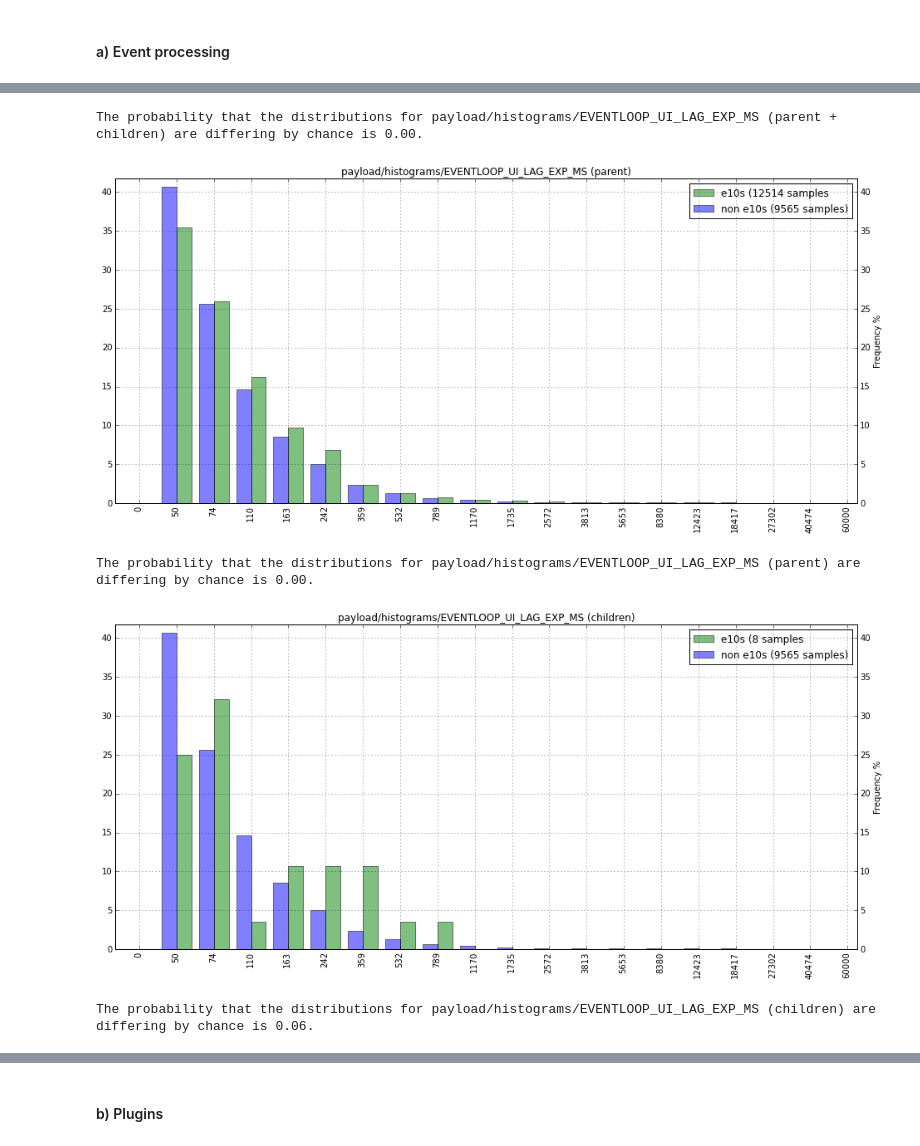
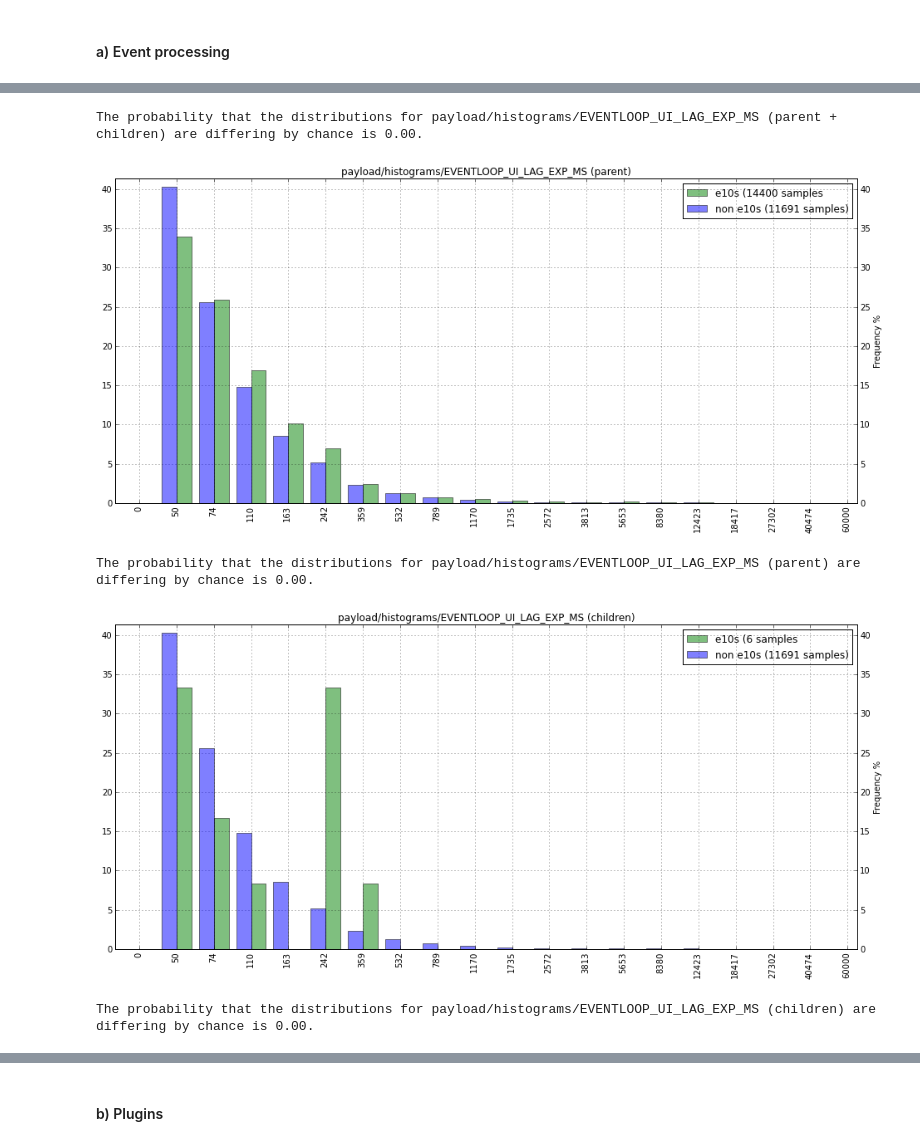
Before and after one commit to dzeber/e10s_analyses, a Jupyter notebook: aurora/addons/e10s_noext_experiment.ipynb, the cells around one changed output, grey strips where cells are left out. Cells and saved outputs as stored; diff of their text form; code cells hidden in the pictures.

Commit message:
Update e10s_noext_experiment.ipynb to match latest e10s_experiment.ipynb

```diff
--- a/aurora/addons/e10s_noext_experiment.ipynb
+++ b/aurora/addons/e10s_noext_experiment.ipynb
@@ -151,0 +173,5 @@ subset.count()
+# %%
+def has_no_addons(ping):
+    return len(ping["environment"]["addons"]["activeAddons"]) == 0
+
+subset = subset.filter(has_no_addons)
@@ -151,0 +188,5 @@ subset.count()
+# %%
+def e10s_status_mismatch(ping):
+    branch = ping["environment"]["addons"]["activeExperiment"]["branch"]
+    branch_status = True if branch == "experiment" else False
+    return (branch, branch_status != ping["environment"]["settings"]["e10sEnabled"])
@@ -151,0 +199,2 @@ subset.count()
+# %%
+subset = subset.filter(lambda p: not e10s_status_mismatch(p)[1])
@@ -152,7 +205,6 @@ subset.count()
 # %%
 def add_e10s_discriminator(ping):
-    autostart = ping["payload"]["histograms"].get("E10S_AUTOSTART", {}).get("values", {})
-    ping["e10s"] = autostart["1"] > 0 if "1" in autostart else False
+    ping["e10s"] = ping["environment"]["settings"]["e10sEnabled"]
     return ping
 
 subset = subset.map(add_e10s_discriminator)
@@ -221,7 +291,5 @@ The probability that the distributions for payload/histograms/FX_TAB_ANIM_OPEN_P
 # %% [markdown]
 #### a) Event processing
 # %%
-compare_histograms(subset,
-                   "payload/histograms/FX_REFRESH_DRIVER_FRAME_DELAY_MS",
-                   "payload/histograms/EVENTLOOP_UI_LAG_EXP_MS")
+compare_histograms(subset, "payload/histograms/EVENTLOOP_UI_LAG_EXP_MS")
 # %% [output]
@@ -229,8 +297,8 @@ compare_histograms(subset,
 The probability that the distributions for payload/histograms/EVENTLOOP_UI_LAG_EXP_MS (parent + children) are differing by chance is 0.00.
-[figure, old version]
+[figure, new version]
 The probability that the distributions for payload/histograms/EVENTLOOP_UI_LAG_EXP_MS (parent) are differing by chance is 0.00.
-[figure, old version]
+[figure, new version]
-The probability that the distributions for payload/histograms/EVENTLOOP_UI_LAG_EXP_MS (children) are differing by chance is 0.06.
+The probability that the distributions for payload/histograms/EVENTLOOP_UI_LAG_EXP_MS (children) are differing by chance is 0.00.
 # %%
 compare_scalars("hangs over 100ms per minute", eSimple["gecko_hangs_per_minute"], nSimple["gecko_hangs_per_minute"])
 # %% [output]
```
Also changed, not shown: parts of 37 cells of this notebook.
